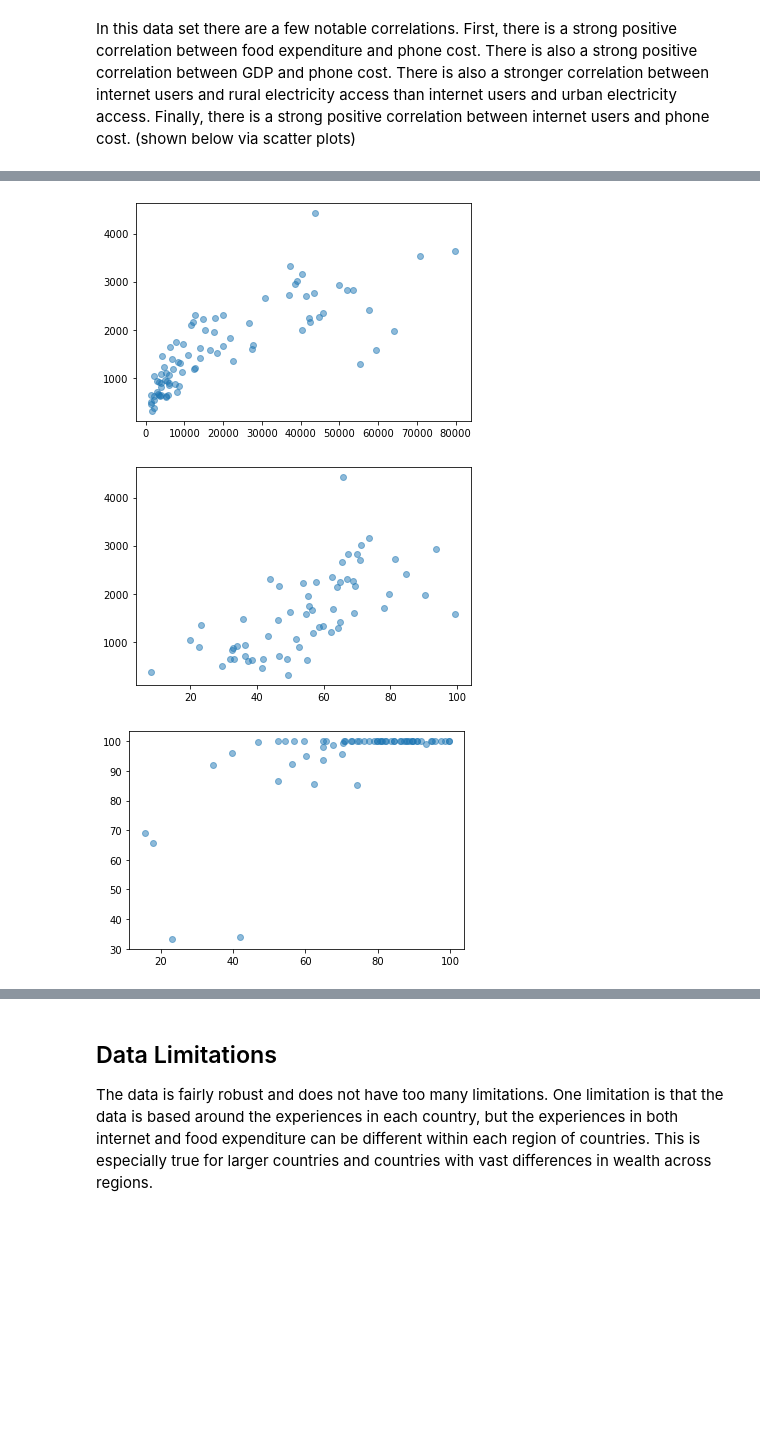
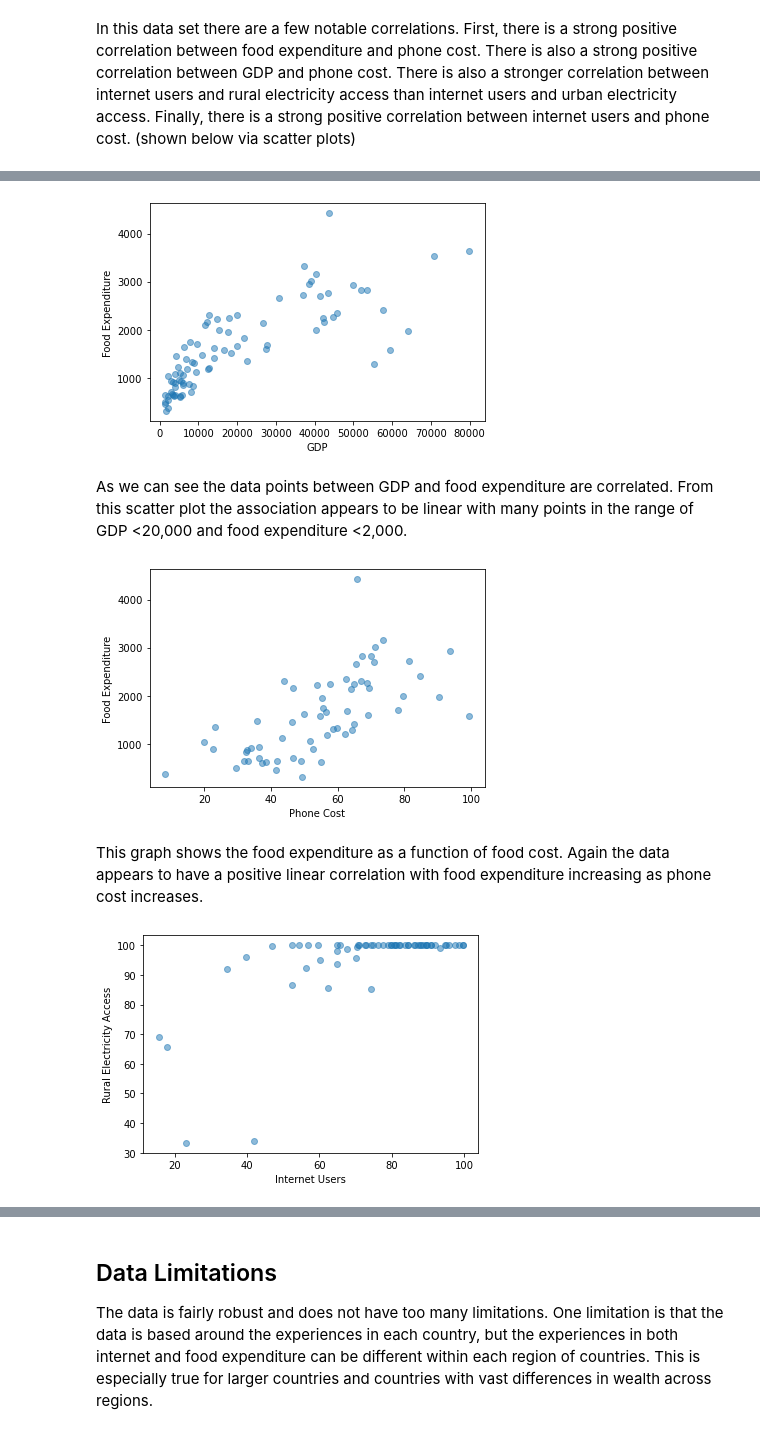
Before and after one commit to tklausner/info2950-project, a Jupyter notebook: INFO2950_Project.ipynb, the cells around one changed output, grey strips where cells are left out. Drawn from its saved outputs; the diff is of its cells as text; code cells hidden in the pictures; blank space fills up the shorter version.

```diff
--- a/INFO2950_Project.ipynb
+++ b/INFO2950_Project.ipynb
@@ -212,15 +256,25 @@ In this data set there are a few notable correlations. First, there is a strong
 # %%
 plt.scatter(if_data['GDP'],if_data['food_expenditure'], alpha=0.5)
+plt.xlabel('GDP')
+plt.ylabel('Food Expenditure')
 plt.show()
 # %% [output]
-[figure, old version]
+[figure, new version]
+# %% [markdown]
+As we can see the data points between GDP and food expenditure are correlated. From this scatter plot the association appears to be linear with many points in the range of GDP <20,000 and food expenditure <2,000.
 # %%
 plt.scatter(if_data['phone_cost'],if_data['food_expenditure'], alpha=0.5)
+plt.xlabel('Phone Cost')
+plt.ylabel('Food Expenditure')
 plt.show()
 # %% [output]
-[figure, old version]
+[figure, new version]
+# %% [markdown]
+This graph shows the food expenditure as a function of food cost. Again the data appears to have a positive linear correlation with food expenditure increasing as phone cost increases.
 # %%
 plt.scatter(if_data['internet_users'],if_data['rural_elec_access'], alpha=0.5)
+plt.xlabel('Internet Users')
+plt.ylabel('Rural Electricity Access')
 plt.show()
 # %% [output]
-[figure, old version]
+[figure, new version]
```
Also changed, not shown: parts of 13 cells of this notebook.
